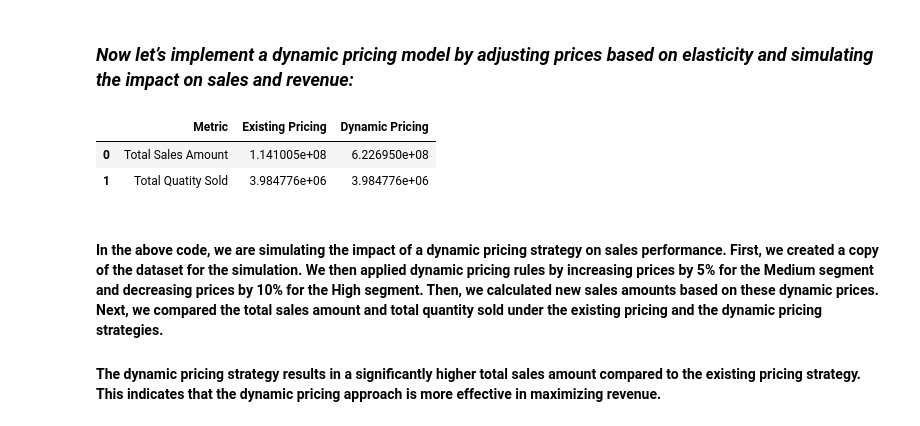
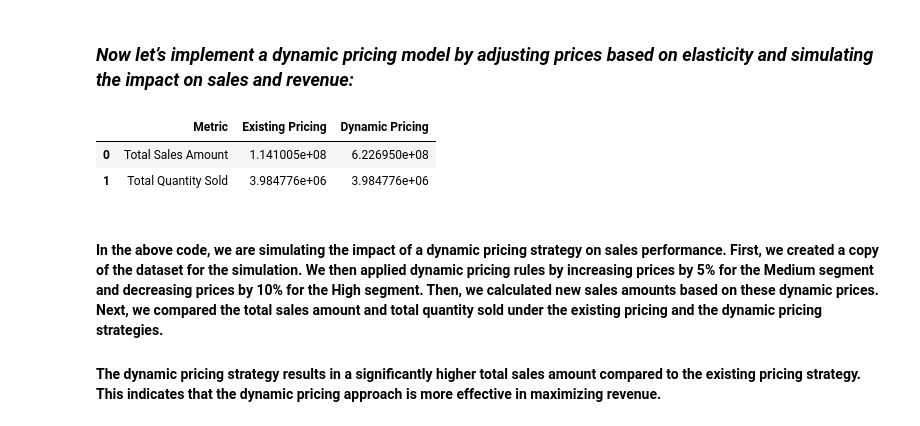
Before and after one commit to habeebkilani/Price-Optimization, a Jupyter notebook: Price_Optimization.ipynb, the cells around one changed output. Drawn from its saved outputs; the diff is of its cells as text; code cells hidden in the pictures.

```diff
--- a/Price_Optimization.ipynb
+++ b/Price_Optimization.ipynb
@@ -159,15 +184,20 @@ summary
 # %%
 # define price brackets
 bins = [0, 50, 100, 150, 200, 250, 300, 350, 400, 450, 500]
-labels = ['0-50', '51-100', '101-150', '151-200', '201-250', '251-300', '301-350', '351-400', '401-450', '451-500']
+labels = ['0-50', '51-100', '101-150', '151-200', '201-250',
+          '251-300', '301-350', '351-400', '401-450', '451-500']
 
 # create price brackets for both your store and competition
-pricing_data['price_bracket'] = pd.cut(pricing_data['Price'], bins=bins, labels=labels, right=False)
-pricing_data['competition_price_bracket'] = pd.cut(pricing_data['Competition_Price'], bins=bins, labels=labels, right=False)
+pricing_data['price_bracket'] = pd.cut(pricing_data['Price'],
+                                       bins=bins, labels=labels, right=False)
+pricing_data['competition_price_bracket']=pd.cut(pricing_data['Competition_Price'],
+                                                   bins=bins, labels=labels,
+                                                   right=False)
 
 # calculate sales amount by price bracket for your store
 sales_by_bracket_your_store = pricing_data.groupby('price_bracket')['Sales_Amount'].sum().reset_index()
-sales_by_bracket_your_store.columns = ['Price Bracket', 'Your Store Sales Amount']
+sales_by_bracket_your_store.columns = ['Price Bracket',
+                                       'Your Store Sales Amount']
 
 # calculate sales amount by price bracket for competition
 pricing_data['competition_sales_amt'] = pricing_data['Competition_Price'] * pricing_data['Item_Quantity']
@@ -175,7 +205,8 @@ sales_by_bracket_competition  = pricing_data.groupby('competition_price_bracket'
 sales_by_bracket_competition.columns = ['Price Bracket', 'Competition Sales Amount']
 
 # merge the 2 dataframes
-sales_by_bracket = pd.merge(sales_by_bracket_your_store, sales_by_bracket_competition, on='Price Bracket')
+sales_by_bracket = pd.merge(sales_by_bracket_your_store,
+                            sales_by_bracket_competition, on='Price Bracket')
 
 sales_by_bracket
 # %% [output]
@@ -213,10 +244,7 @@ sales_by_bracket
 # segment customers based on purchasing behavior
 
 # calculate average price and total quantity sold for each item
-item_summary = pricing_data.groupby('Item_ID').agg({
-    'Price': 'mean',
-    'Item_Quantity': 'sum'
-}).reset_index()
+item_summary = pricing_data.groupby('Item_ID')['Price'].mean().reset_index()
 
 # merge the item summary back to the main dataset
 pricing_data = pd.merge(pricing_data, item_summary, on='Item_ID', suffixes=('', '_avg'))
@@ -229,10 +257,10 @@ segments = pricing_data['segment'].unique()
 elasticity_data = []
 
 for segment in segments:
-    segment_data = pricing_data[pricing_data['segment'] == segment]
-    segment_data['price_change'] = segment_data['Price'].pct_change()
-    segment_data['qty_change'] = segment_data['Item_Quantity'].pct_change()
-    segment_data['elasticity'] = segment_data['qty_change'] / segment_data['price_change']
+    segment_data = pricing_data.loc[pricing_data['segment'] == segment].copy()
+    segment_data.loc[segment_data['segment'] == segment, 'price_change'] = segment_data['Price'].pct_change()
+    segment_data.loc[segment_data['segment'] == segment, 'qty_change'] = segment_data['Item_Quantity'].pct_change()
+    segment_data.loc[segment_data['segment'] == segment, 'elasticity'] = segment_data['qty_change'] / segment_data['price_change']
     segment_data.replace([float('inf'), -float('inf')], float('nan'), inplace=True)
     avg_elasticity = segment_data['elasticity'].mean()
     elasticity_data.append({'segment': segment, 'avg_elasticity': avg_elasticity})
@@ -275,35 +286,29 @@ See the caveats in the documentation: https://pandas.pydata.org/pandas-docs/stab
 # %%
 # create a copy of the dataset for simulation
 dynamic_pricing_data = pricing_data.copy()
 
 # apply dynamic pricing rules
 dynamic_pricing_data.loc[dynamic_pricing_data['segment'] == 'Medium', 'dynamic_price'] = dynamic_pricing_data['Price'] * 1.05
 dynamic_pricing_data.loc[dynamic_pricing_data['segment'] == 'High', 'dynamic_price'] = dynamic_pricing_data['Price'] * 0.90
 
 # calculate new sales amounts based on dynamic prices
 dynamic_pricing_data['dynamic_sales_amt'] = dynamic_pricing_data['dynamic_price'] * dynamic_pricing_data['Item_Quantity']
 
 # compare total sales amount between existing and dynamic pricing
 total_sales_existing = pricing_data['Sales_Amount'].sum()
 total_sales_dynamic = dynamic_pricing_data['dynamic_sales_amt'].sum()
 
-# compare total quantity sold between existing and dynamic pricing
-
-total_qty_existing = pricing_data['Item_Quantity'].sum()
-total_qty_dynamic = dynamic_pricing_data['Item_Quantity'].sum() # quantity sold remains the same for comparison
-
-# comparison summary
 comparison_summary = pd.DataFrame({
-    'Metric': ['Total Sales Amount', 'Total Quatity Sold'],
-    'Existing Pricing': [total_sales_existing, total_qty_existing],
-    'Dynamic Pricing' : [total_sales_dynamic, total_qty_dynamic]
-})
+    'Metric': ['Total Sales Amount', 'Total Quantity Sold'],
+    'Existing Pricing': [total_sales_existing, dynamic_pricing_data['Item_Quantity'].sum()],
+    'Dynamic Pricing': [total_sales_dynamic, dynamic_pricing_data['Item_Quantity'].sum()]
+    })
 
 comparison_summary
 # %% [output]
 |  | Metric | Existing Pricing | Dynamic Pricing |
 | 0 | Total Sales Amount | 1.141005e+08 | 6.226950e+08 |
-| 1 | Total Quatity Sold | 3.984776e+06 | 3.984776e+06 |
+| 1 | Total Quantity Sold | 3.984776e+06 | 3.984776e+06 |
 # %% [markdown]
 #### In the above code, we are simulating the impact of a dynamic pricing strategy on sales performance. First, we created a copy of the dataset for the simulation. We then applied dynamic pricing rules by increasing prices by 5% for the Medium segment and decreasing prices by 10% for the High segment. Then, we calculated new sales amounts based on these dynamic prices. Next, we compared the total sales amount and total quantity sold under the existing pricing and the dynamic pricing strategies.
 
```
Also changed, not shown: parts of 14 cells of this notebook.
